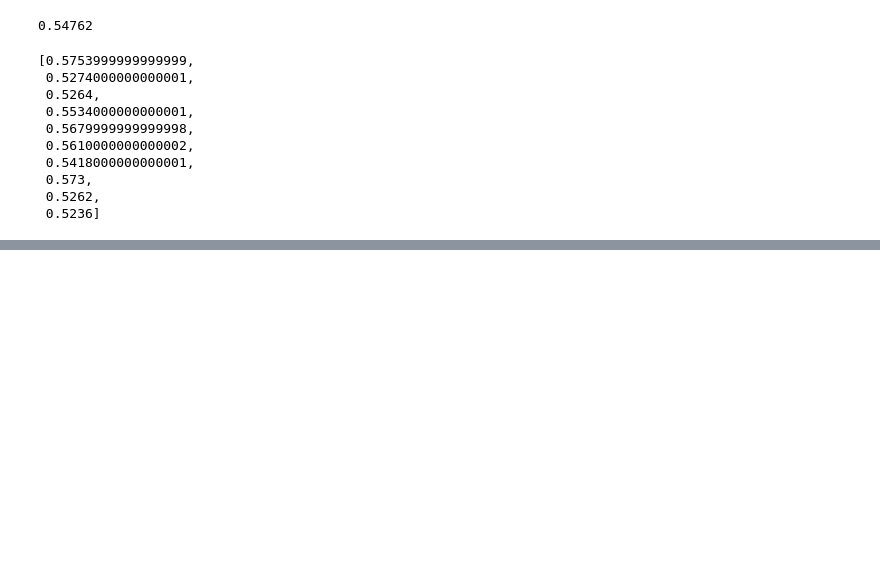
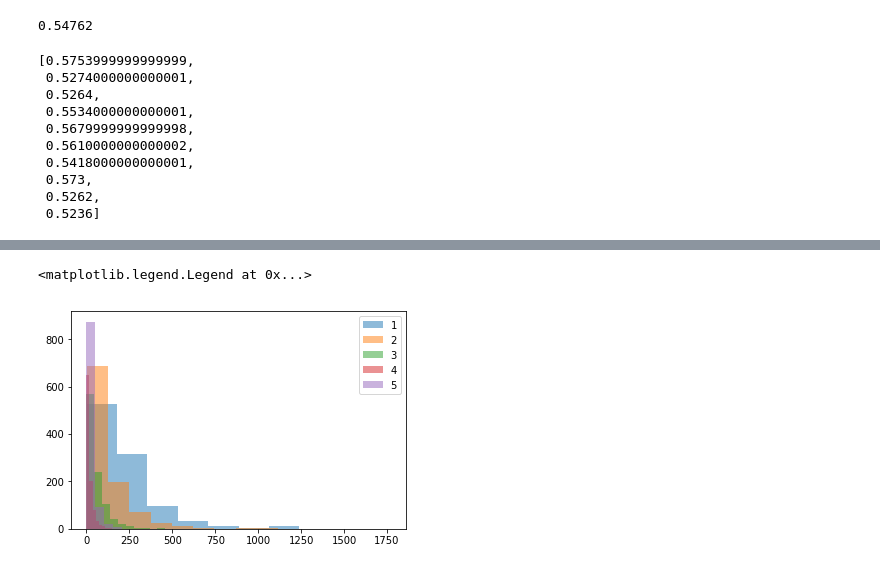
Before and after one commit to c-hofer/jmlr_2019, a Jupyter notebook: Reddit5K_jmlr.ipynb, the cells around one changed output, grey strips where cells are left out. Drawn from its saved outputs; the diff is of its cells as text; code cells hidden in the pictures; blank space fills up the shorter version.

```diff
--- a/Reddit5K_jmlr.ipynb
+++ b/Reddit5K_jmlr.ipynb
@@ -359,0 +376,7 @@ plt.show()
+# %%
+for k, v in sorted(dgm_len_by_label_dim_1.items(), key=lambda x: x[0]):
+    plt.hist(v, label=str(k), alpha=0.5)
+plt.legend()
+# %% [output]
+<matplotlib.legend.Legend at 0x...>
+[figure, added]
```
Also changed, not shown: parts of 2 cells of this notebook.
